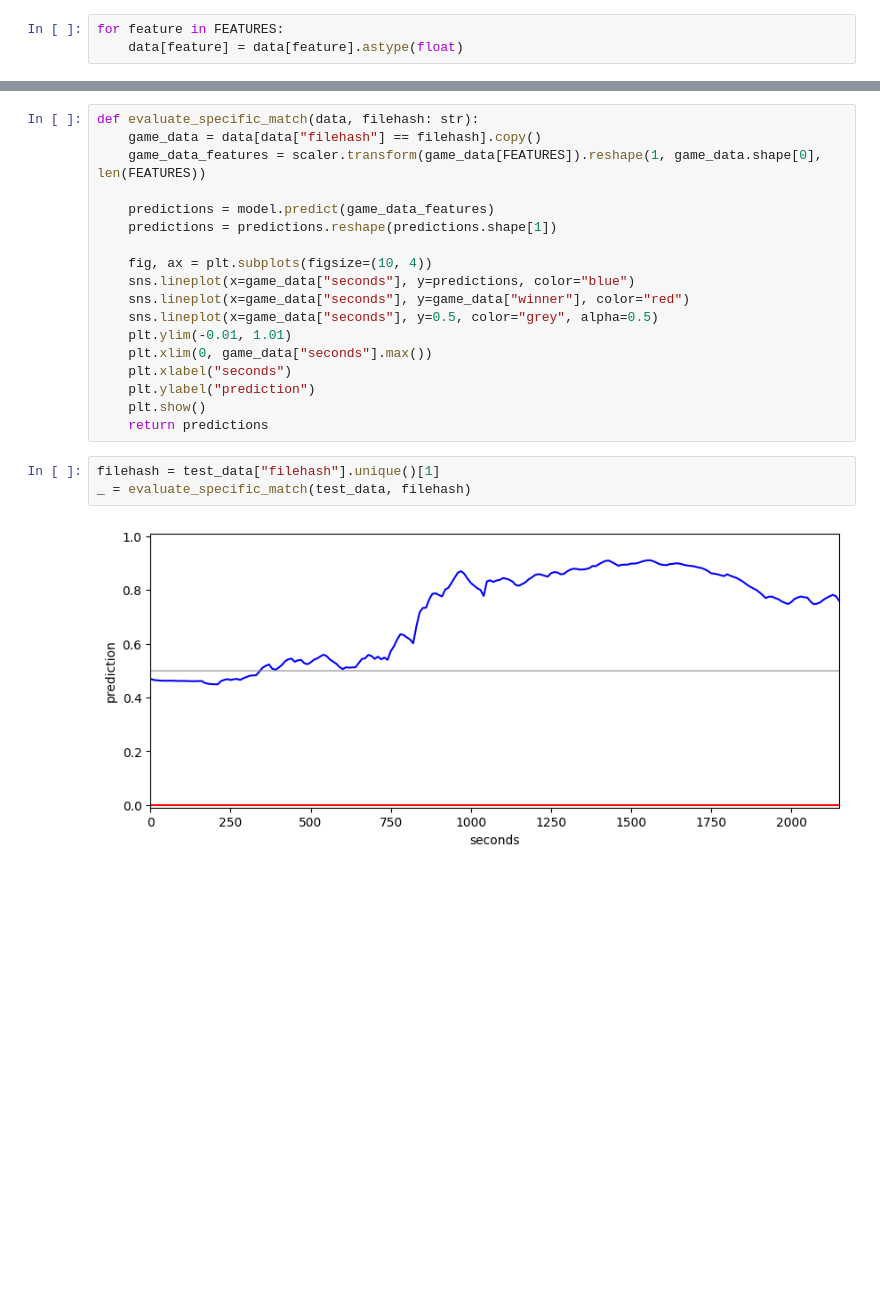
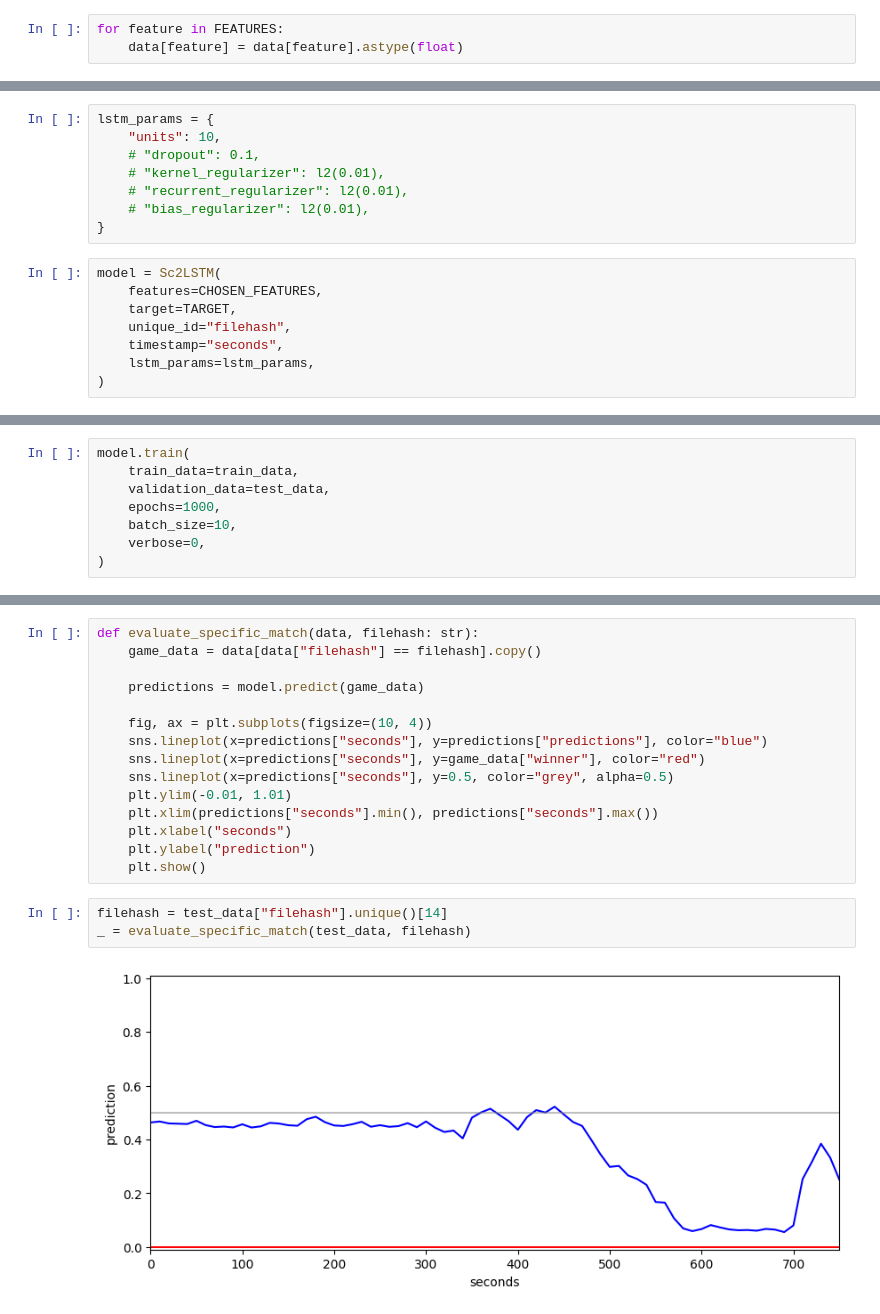
Before and after one commit to nedwebster/starcraft_predictor, a Jupyter notebook: ml_analysis/02_modelling/lstm.ipynb, the cells around one changed output, grey strips where cells are left out. Saved outputs shown, nothing was run; the diff lists cells and outputs as text; blank space fills up the shorter version.

Commit message:
update lstm code

```diff
--- a/ml_analysis/02_modelling/lstm.ipynb
+++ b/ml_analysis/02_modelling/lstm.ipynb
@@ -451,0 +76,16 @@ Restoring model weights from the end of the best epoch: 22.
+# %%
+lstm_params = {
+    "units": 10,
+    # "dropout": 0.1,
+    # "kernel_regularizer": l2(0.01),
+    # "recurrent_regularizer": l2(0.01),
+    # "bias_regularizer": l2(0.01),
+}
+# %%
+model = Sc2LSTM(
+    features=CHOSEN_FEATURES,
+    target=TARGET,
+    unique_id="filehash",
+    timestamp="seconds",
+    lstm_params=lstm_params,
+)
@@ -451,0 +116,8 @@ Restoring model weights from the end of the best epoch: 22.
+# %%
+model.train(
+    train_data=train_data,
+    validation_data=test_data,
+    epochs=1000,
+    batch_size=10,
+    verbose=0,
+)
@@ -456,23 +150,20 @@ model.plot_training_history()
 # %%
 def evaluate_specific_match(data, filehash: str):
     game_data = data[data["filehash"] == filehash].copy()
-    game_data_features = scaler.transform(game_data[FEATURES]).reshape(1, game_data.shape[0], len(FEATURES))
 
-    predictions = model.predict(game_data_features)
-    predictions = predictions.reshape(predictions.shape[1])
+    predictions = model.predict(game_data)
 
     fig, ax = plt.subplots(figsize=(10, 4))
-    sns.lineplot(x=game_data["seconds"], y=predictions, color="blue")
-    sns.lineplot(x=game_data["seconds"], y=game_data["winner"], color="red")
-    sns.lineplot(x=game_data["seconds"], y=0.5, color="grey", alpha=0.5)
+    sns.lineplot(x=predictions["seconds"], y=predictions["predictions"], color="blue")
+    sns.lineplot(x=predictions["seconds"], y=game_data["winner"], color="red")
+    sns.lineplot(x=predictions["seconds"], y=0.5, color="grey", alpha=0.5)
     plt.ylim(-0.01, 1.01)
-    plt.xlim(0, game_data["seconds"].max())
+    plt.xlim(predictions["seconds"].min(), predictions["seconds"].max())
     plt.xlabel("seconds")
     plt.ylabel("prediction")
     plt.show()
-    return predictions
 # %%
-filehash = test_data["filehash"].unique()[1]
+filehash = test_data["filehash"].unique()[14]
 _ = evaluate_specific_match(test_data, filehash)
 # %% [output]
-[figure, old version]
+[figure, new version]
```
Also changed, not shown: parts of 36 cells of this notebook, 5 other files.
